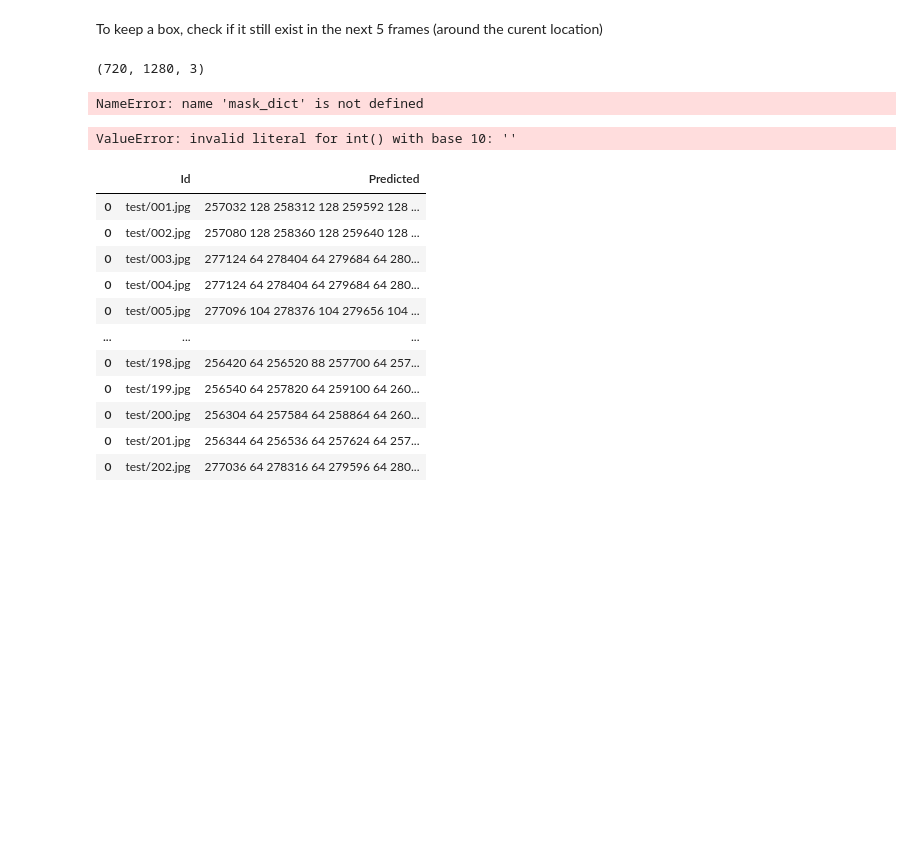
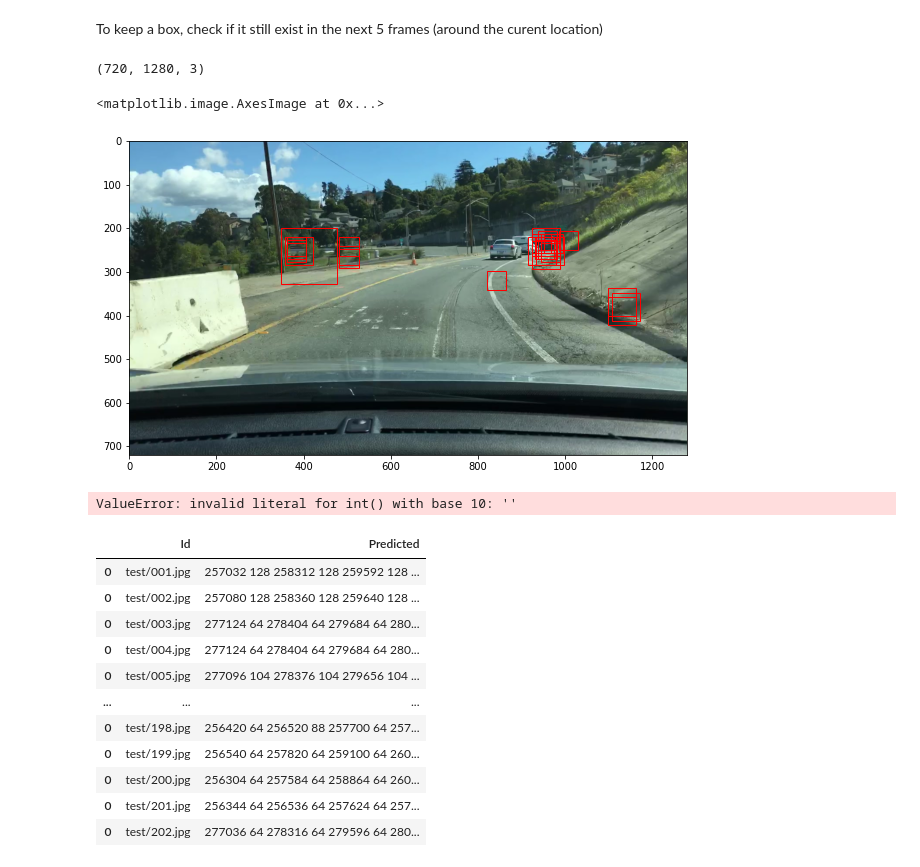
Before and after one commit to timrio/cars_detection, a Jupyter notebook: run_model.ipynb, the cells around one changed output. Saved outputs shown, nothing was run; the diff lists cells and outputs as text; code cells hidden in the pictures; blank space fills up the shorter version.

```diff
--- a/run_model.ipynb
+++ b/run_model.ipynb
@@ -421,48 +421,53 @@ img.shape
 # %% [output]
 (720, 1280, 3)
 # %%
-df_for_colnames = pd.read_csv('sample_submission.csv').drop(index = [0])
-submission_df = pd.DataFrame(columns = df_for_colnames.columns)
-search_radius = 8 # the 5th image it will be 8*5 = 40
+i = 100
+
+img = imread('./test/'+str(i).zfill(3)+'.jpg')
+
+search_radius = 2 # the 5th image it will be 8*5 = 40
 number_of_frames_to_look = 10
 boxes_to_keep = []
 freq_of_presence = 0.5
-min_number_of_presence = np.int32(number_of_frames_to_look*freq_of_presence)
-for i in range(1,203):
-    img = imread('./test/'+str(i).zfill(3)+'.jpg')
-    boxes = boxes_array.query('image==@i').boxes.values[0]
-    boxes = non_max_suppression(np.array(boxes), overlapThresh=0.4)
 
-    for box in boxes:
-        count = 0
-        for j in range(1,min(number_of_frames_to_look, 203-i)): # if not enough remaining images above
-            future_idx = i+j
-            mask_future = mask_dict[future_idx]
-            y_min, y_max = max(0, box[1]-j*search_radius), min(mask_future.shape[0], box[1]+box[3]+j*search_radius)
-            x_min, x_max = max(0, box[0]-j*search_radius), min(mask_future.shape[1], box[0]+box[2]+j*search_radius)
-            crop = mask_future[y_min:y_max,x_min:x_max]
-            if np.sum(crop)==0: # almost nothing has been found
-                continue
-            else:
-                count += 1
-            if count >= min_number_of_presence: #otherwise it is a true box
-                boxes_to_keep.append(box)
-                break
 
-    predictions = np.array(boxes_to_keep).ravel()
-    final_pred = ' '.join(predictions.astype(str))
 
-    try:
-        final_pred = run_length_encoding(mask_dict[i])
-        last_working_pred = final_pred
-    except:
-        final_pred = last_working_pred
+boxes = boxes_array.query('image==@i').boxes.values[0]
+#boxes = non_max_suppression(np.array(boxes), overlapThresh=0)
 
-    line_to_add = pd.DataFrame([['test/'+str(i).zfill(3)+'.jpg', final_pred]], columns = submission_df.columns)
-    submission_df  = pd.concat([submission_df, line_to_add], axis = 0)
-    submission_df.to_csv('final_predictions.csv', index=False)
+for box in boxes:
+    count = 0
+    number_of_remaining_frames = min(number_of_frames_to_look, 203-i)
+    min_number_of_presence = np.int32(number_of_remaining_frames*freq_of_presence)
+    for j in range(1,number_of_remaining_frames): # if not enough remaining images above
+        future_idx = i+j
+        mask_future = mask_dict[future_idx]
+        y_min, y_max = max(0, box[1]-j*search_radius), min(mask_future.shape[0], box[1]+box[3]+j*search_radius)
+        x_min, x_max = max(0, box[0]-j*search_radius), min(mask_future.shape[1], box[0]+box[2]+j*search_radius)
+        crop = mask_future[y_min:y_max,x_min:x_max]
+        if box[0] < 300 and box[1] < 300:
+            continue
+
+
+        if np.sum(crop) < 1000: # almost nothing has been found
+            continue
+        else:
+            count += 1
+        if count >= min_number_of_presence: #otherwise it is a true box
+            boxes_to_keep.append(box)
+            break
+
+
+fig, ax = plt.subplots(figsize=(10, 8))
+for x, y, dx, dy in boxes_to_keep:
+
+    rect = patches.Rectangle((x, y), dx, dy, edgecolor='r', facecolor='none')
+    ax.add_patch(rect)
+
+ax.imshow(img)
 # %% [output]
-NameError: name 'mask_dict' is not defined
+<matplotlib.image.AxesImage at 0x...>
+[figure, added]
 # %%
 preds = []
 for i in range(submission_df.shape[0]):
```
Also changed, not shown: parts of 2 cells of this notebook.
